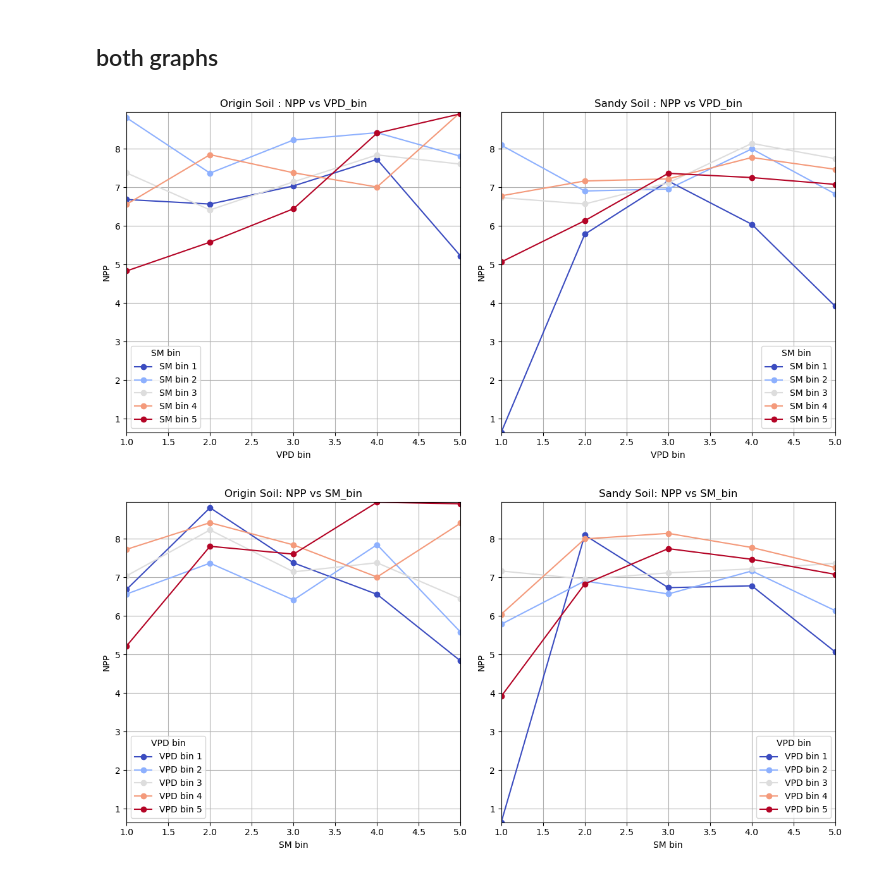
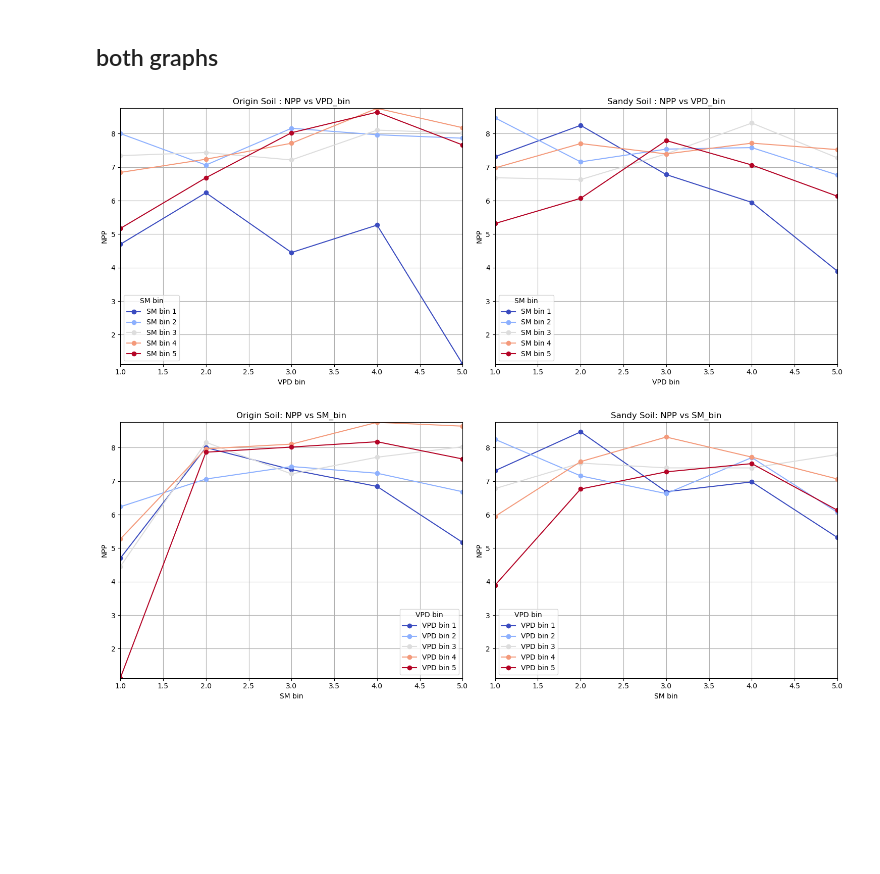
Before and after one commit to Margaux-Ccd/Ecohydro_modelling, a Jupyter notebook: EM_python.ipynb, the cells around one changed output. Saved outputs shown, nothing was run; the diff lists cells and outputs as text; code cells hidden in the pictures; blank space fills up the shorter version.

```diff
--- a/EM_python.ipynb
+++ b/EM_python.ipynb
@@ -717,11 +785,11 @@ dav_mat
 
 dav = pd.DataFrame(
     {
-        'Ta': dav_mat['Ta'][:].squeeze(),
-        'VPD': dav_mat['Ds'][:].squeeze(), #in Pa
-        'SM': dav_mat['OH'][0][:].squeeze(), # first soil layer (surface) #high veget #OL=low veget
-         'PARB': dav_mat['PARB'][:].squeeze(), #direct radiation
-        'PARD': dav_mat['PARD'][:].squeeze(), #diffuse radiation
+        'Ta': dav_mat['Ta'][8784:].squeeze(), #from 2005 and not 2004
+        'VPD': dav_mat['Ds'][8784:].squeeze(), #in Pa
+        'SM': dav_mat['OH'][0][8784:].squeeze(), # first soil layer (surface) #high veget #OL=low veget
+         'PARB': dav_mat['PARB'][8784:].squeeze(), #direct radiation
+        'PARD': dav_mat['PARD'][8784:].squeeze(), #diffuse radiation
     }
 )
 dav['PAR']= dav['PARB'] + dav['PARD']
@@ -750,7 +818,7 @@ dav_daily['Year'] = dav_daily['Date'].dt.year
 dav_daily['Month'] = dav_daily['Date'].dt.month
 dav_daily['Day'] = dav_daily['Date'].dt.day
 
-dav_daily['NPP'] = dav_mat['NPP_H'][1][1:] #high because mixed deciduous mountain forest #there were 2 columns, I took the one with positive values
+dav_daily['NPP'] = dav_mat['NPP_H'][1][367:] #high because mixed deciduous mountain forest #there were 2 columns, I took the one with positive values
 
 plt.plot(dav_daily['Date'], dav_daily['NPP'])
 plt.xlabel('Date')
@@ -782,7 +850,7 @@ dav_daily['PAR'].plot()
 [figure]
 # %%
 ## Filter data
-dav_filtered=dav_daily[(dav_daily['VPD']>500) & (dav_daily['Ta']>15) & (dav_daily['PAR']>60) & (dav_daily['Month'].isin([5,6,7,8, 9, 10]))]
+dav_filtered=dav_daily[(dav_daily['VPD']>500) & (dav_daily['Ta']>15) & (dav_daily['PAR']>100) & (dav_daily['Month'].isin([5,6,7,8, 9, 10]))]
 #& (dav_daily['PAR']>60)
 #if months are 4-7: more linear relationship
 print(dav_filtered)
@@ -911,7 +979,7 @@ Text(0, 0.5, 'NPP')
 merged = pd.concat([cha_daily,  lae_daily, dav_daily], ignore_index=True) #dav_daily,
 
 #filter
-merged_filtered = merged[(merged['VPD'] > 500) & (merged['Ta'] > 15) & (merged['PAR']>60)& (merged['Month'].isin([5, 6, 7, 8,9,10]))] #growing season according to TA
+merged_filtered = merged[(merged['VPD'] > 500) & (merged['Ta'] > 15) & (merged['PAR']>100)& (merged['Month'].isin([5, 6, 7, 8,9,10]))] #growing season according to TA
 
 #Divide in bins
 merged_filtered = merged_filtered.copy() #to have an explicit copy (if not it raises an error)
@@ -1112,7 +1183,7 @@ plt.xlabel('Date')
 plt.ylabel('NPP')
 
 ## Filter data
-cha_s_filtered=cha_s_daily[(cha_s_daily['VPD']>500) & (cha_s_daily['Ta']>15) & (cha_s_daily['PAR']>60) & (cha_s_daily['Month'].isin([5,6,7,8, 9, 10]))]
+cha_s_filtered=cha_s_daily[(cha_s_daily['VPD']>500) & (cha_s_daily['Ta']>15) & (cha_s_daily['PAR']>100) & (cha_s_daily['Month'].isin([5,6,7,8, 9, 10]))]
 #& (cha_daily['PAR']>75)
 #if months are 4-7: more linear relationship
 print(cha_s_filtered)
@@ -1296,7 +1367,7 @@ plt.show()
 # %%
 #VPD
 
-fig, (ax1, ax2) = plt.subplots(1, 2, figsize=(12, 6))
+fig, (ax1, ax2) = plt.subplots(1, 2, figsize=(15, 6))
 
 cmap = cm.get_cmap('coolwarm', 5)
 
@@ -1335,38 +1406,38 @@ ax1.grid(True)
 for i, sm_bin in enumerate(sorted(grouped_cha_s['SM_bin'].unique())):
     subset = grouped_cha_s[grouped_cha_s['SM_bin'] == sm_bin]
     color = cmap(i)
     ax2.plot(
         subset['VPD_bin'],
         subset['NPP'],
         marker='o',
         label=f'SM bin {sm_bin}',
         color=color
     )
     x_limits[0] = min(x_limits[0], min(subset['VPD_bin']))
     x_limits[1] = max(x_limits[1], max(subset['VPD_bin']))
 
     y_limits[0] = min(y_limits[0], min(subset['NPP']))
     y_limits[1] = max(y_limits[1], max(subset['NPP']))
 
 ax2.legend(title='SM bin')
 ax2.set_xlabel('VPD bin')
 ax2.set_ylabel('NPP')
 ax2.set_title('Sandy Soil : NPP vs VPD_bin')
 ax2.grid(True)
 
 ax1.set_xlim(x_limits)
 ax1.set_ylim(y_limits)
 ax2.set_xlim(x_limits)
 ax2.set_ylim(y_limits)
 
 plt.tight_layout()
 plt.show()
 # %% [output]
-[figure, old version]
+[figure, new version]
 # %%
 #SM
 
-fig, (ax1, ax2) = plt.subplots(1, 2, figsize=(12, 6))
+fig, (ax1, ax2) = plt.subplots(1, 2, figsize=(15, 6))
 
 cmap = cm.get_cmap('coolwarm', 5)
 
@@ -1432,4 +1503,4 @@ ax2.set_ylim(y_limits)
 plt.tight_layout()
 plt.show()
 # %% [output]
-[figure, old version]
+[figure, new version]
```
Also changed, not shown: parts of 30 cells of this notebook, 1 other file.
